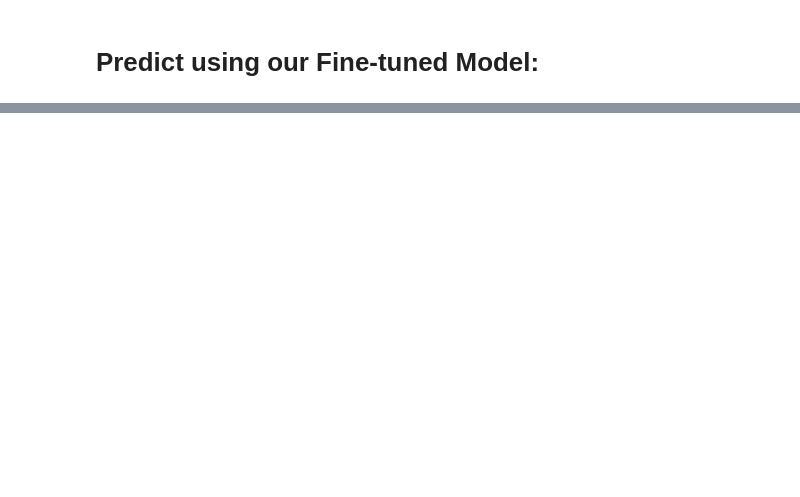
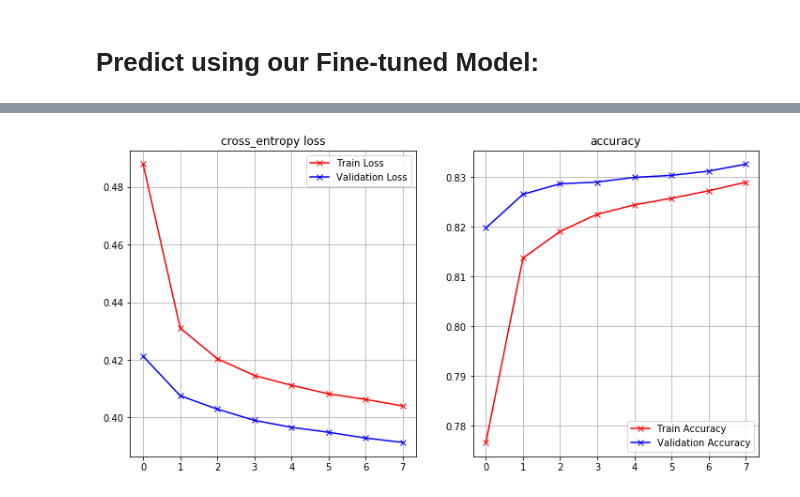
Before and after one commit to RtAnto/ML_IDC_Classifier, a Jupyter notebook: CECS406_CNN.ipynb, the cells around one changed output, grey strips where cells are left out. Drawn from its saved outputs; the diff is of its cells as text; code cells hidden in the pictures; blank space fills up the shorter version.

```diff
--- a/CECS406_CNN.ipynb
+++ b/CECS406_CNN.ipynb
@@ -171,0 +231,17 @@ print('Test accuracy:', score[1])
+# %%
+#Now add our fully connected layer:
+fine_tuned2.add(Flatten())
+fine_tuned2.add(Dense(64, activation='relu'))
+fine_tuned2.add(Dense(64, activation='relu'))
+fine_tuned2.add(Dropout(0.5))
+fine_tuned2.add(Dense(num_classes, activation='softmax'))
+# %%
+fine_tuned2.compile(loss=keras.losses.categorical_crossentropy,
+                  optimizer=keras.optimizers.Adagrad(lr=.001),
+                  metrics=['accuracy'])
+# %%
+history = fine_tuned2.fit(xtrain_npArray, ytrain_npArray,
+          batch_size=batch_size,
+          epochs=epochs,
+          verbose=1,
+          validation_data=(xtest_npArray, ytest_npArray))
@@ -171,0 +266,21 @@ print('Test accuracy:', score[1])
+# %%
+def plot_loss_accuracy(history):
+    fig = plt.figure(figsize=(12, 6))
+    ax = fig.add_subplot(1, 2, 1)
+    ax.plot(history.history["loss"],'r-x', label="Train Loss")
+    ax.plot(history.history["val_loss"],'b-x', label="Validation Loss")
+    ax.legend()
+    ax.set_title('cross_entropy loss')
+    ax.grid(True)
+
+
+    ax = fig.add_subplot(1, 2, 2)
+    ax.plot(history.history["acc"],'r-x', label="Train Accuracy")
+    ax.plot(history.history["val_acc"],'b-x', label="Validation Accuracy")
+    ax.legend()
+    ax.set_title('accuracy')
+    ax.grid(True)
+# %%
+plot_loss_accuracy(history)
+# %% [output]
+[figure, added]
```
Also changed, not shown: parts of 20 cells of this notebook.
